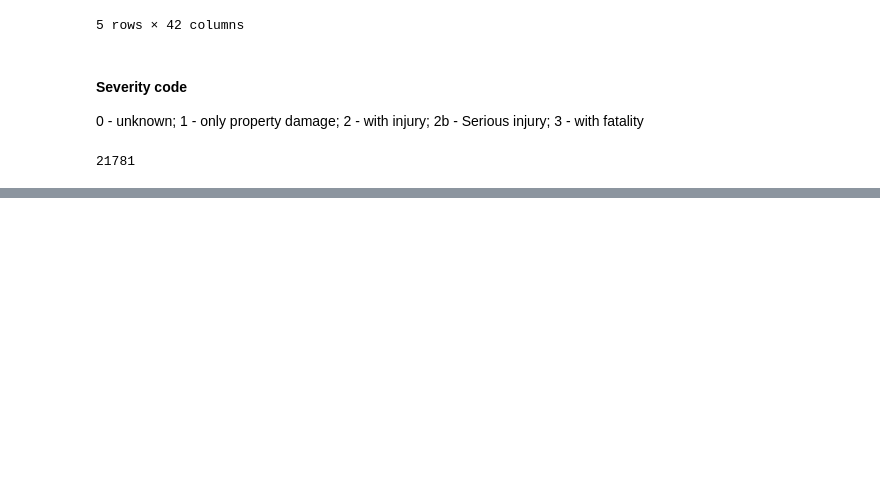
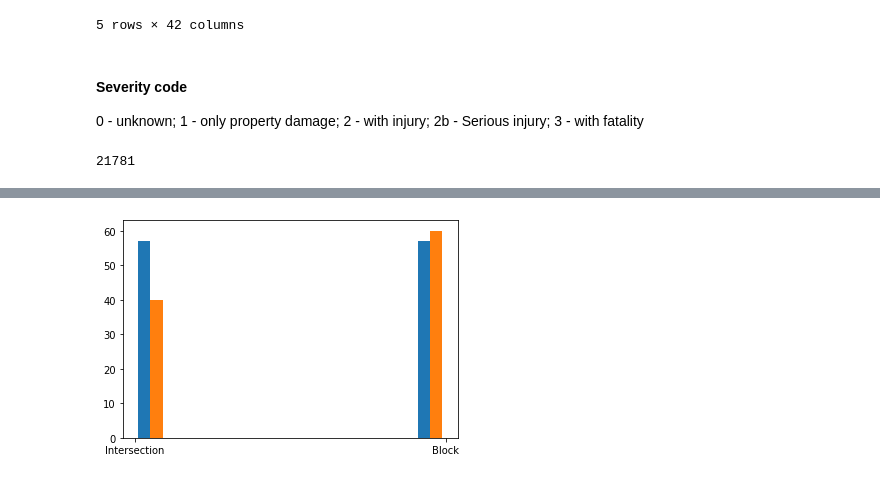
Before and after one commit to qcabel/collision-severity-prediction, a Jupyter notebook: collision_visualization.ipynb, the cells around one changed output, grey strips where cells are left out. Cells and saved outputs as stored; diff of their text form; code cells hidden in the pictures; blank space fills up the shorter version.

```diff
--- a/collision_visualization.ipynb
+++ b/collision_visualization.ipynb
@@ -74,0 +162,9 @@ Total of 3131 serious injury, 29.42% involving pedestrian.
+# %%
+# SEATTLE protected bike lane projects started around 2014
+df_cyc_before2014 = df_cyc[df_cyc['YEAR']<2014]
+
+location_name = 'PIKE ST'
+plt.hist([df_cyc_before2014[(df_cyc_before2014['LOCATION'].str.contains(location_name, na=False))]['ADDRTYPE'],
+              df_cyc_after2013[df_cyc_after2013['LOCATION'].str.contains(location_name, na=False)]['ADDRTYPE']]);
+# %% [output]
+[figure, added]
```
Also changed, not shown: parts of 23 cells of this notebook, 1 other file.
